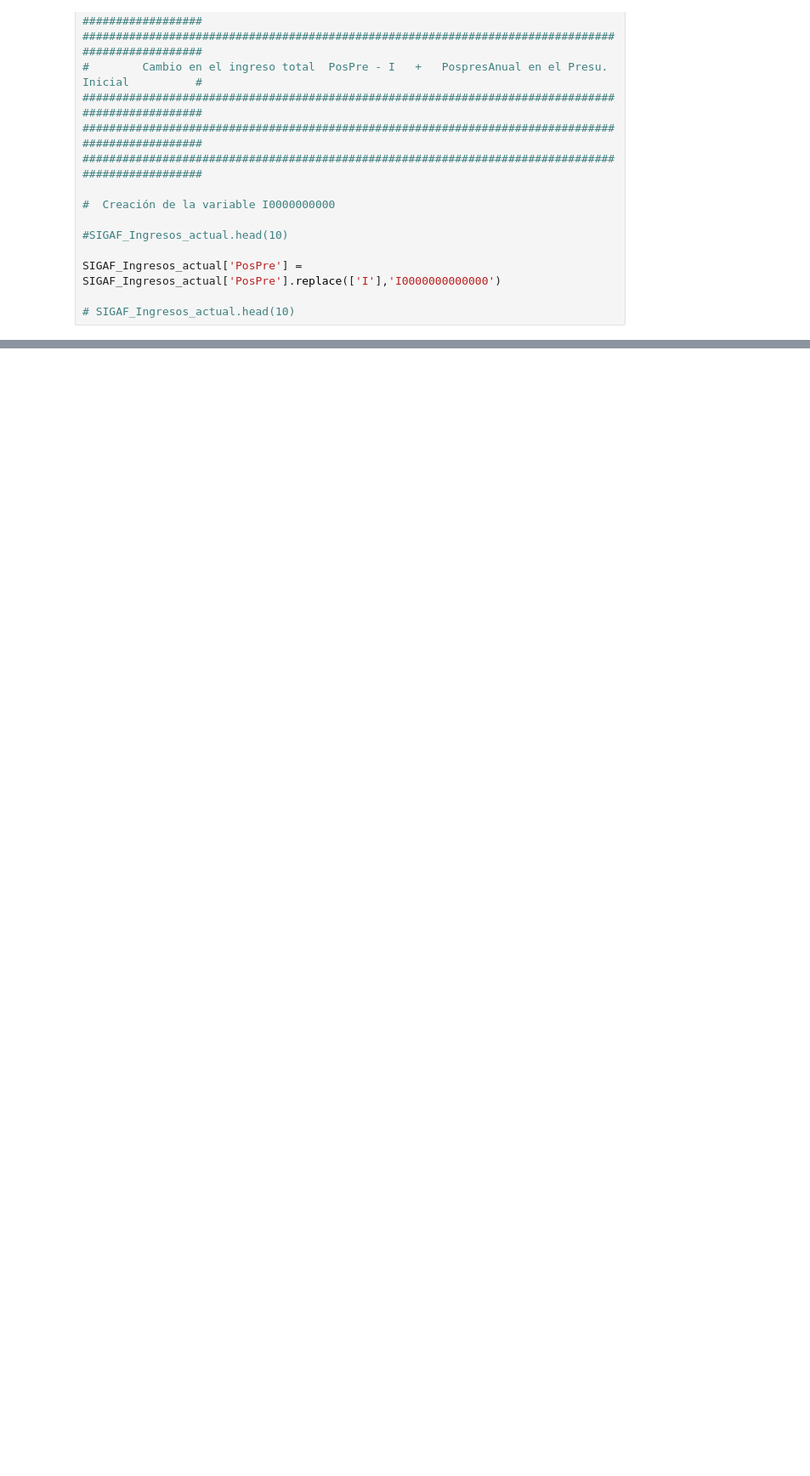
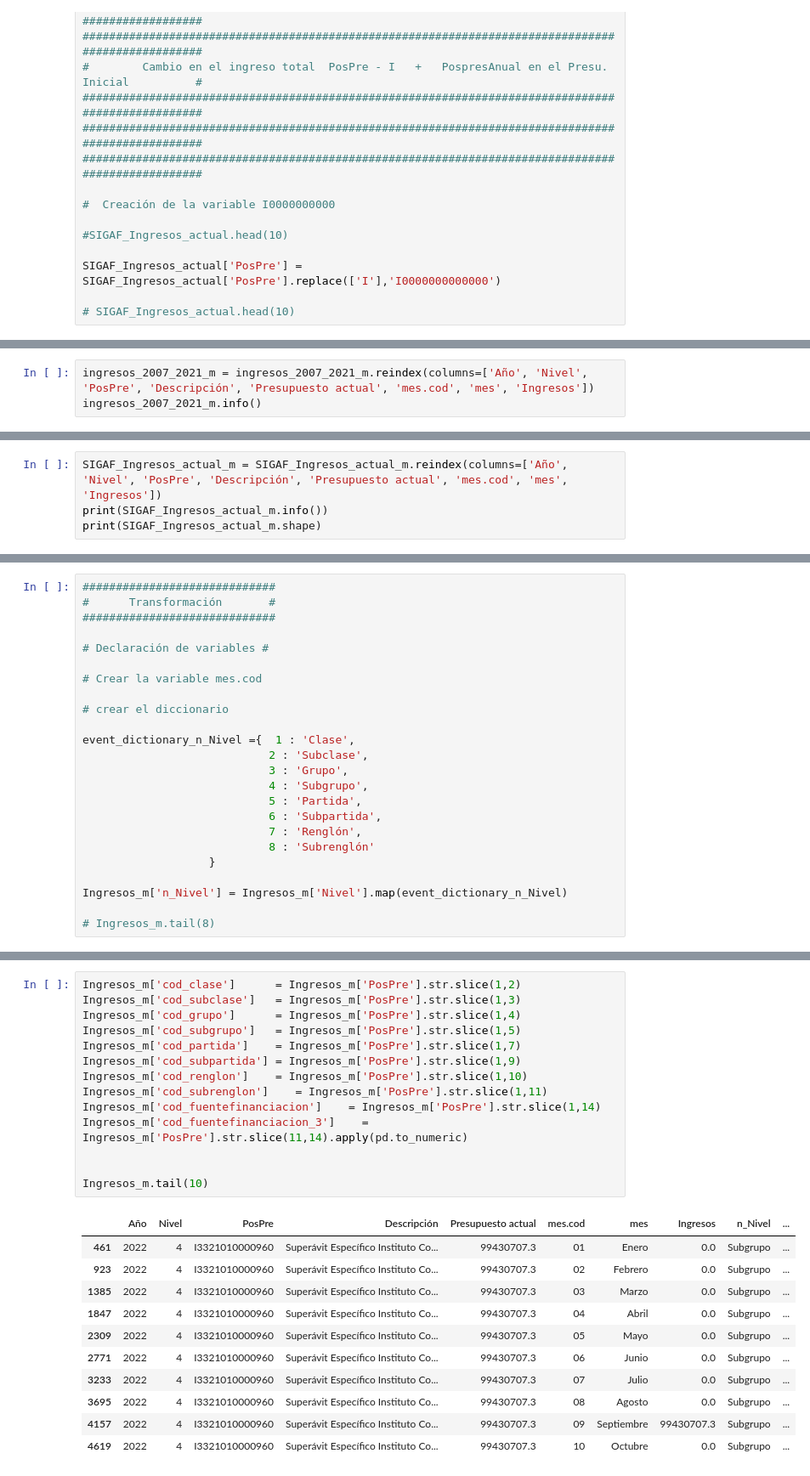
Before and after one commit to OskyRosky/Data-Manipulation-with-Python, a Jupyter notebook: Income/Data_Mani_income.ipynb, the cells around one changed output, grey strips where cells are left out. Shown at 85% size. Saved outputs shown, nothing was run; the diff lists cells and outputs as text; blank space fills up the shorter version.

```diff
--- a/Income/Data_Mani_income.ipynb
+++ b/Income/Data_Mani_income.ipynb
@@ -210,0 +365,3 @@ Name: Clase, Length: 2146, dtype: int64
+# %%
+ingresos_2007_2021_m = ingresos_2007_2021_m.reindex(columns=['Año', 'Nivel', 'PosPre', 'Descripción', 'Presupuesto actual', 'mes.cod', 'mes', 'Ingresos'])
+ingresos_2007_2021_m.info()
@@ -210,0 +496,4 @@ Name: Clase, Length: 2146, dtype: int64
+# %%
+SIGAF_Ingresos_actual_m = SIGAF_Ingresos_actual_m.reindex(columns=['Año', 'Nivel', 'PosPre', 'Descripción', 'Presupuesto actual', 'mes.cod', 'mes', 'Ingresos'])
+print(SIGAF_Ingresos_actual_m.info())
+print(SIGAF_Ingresos_actual_m.shape)
@@ -210,0 +546,24 @@ Name: Clase, Length: 2146, dtype: int64
+# %%
+#############################
+#      Transformación       #
+#############################
+
+# Declaración de variables #
+
+# Crear la variable mes.cod
+
+# crear el diccionario
+
+event_dictionary_n_Nivel ={  1 : 'Clase',
+                            2 : 'Subclase',
+                            3 : 'Grupo',
+                            4 : 'Subgrupo',
+                            5 : 'Partida',
+                            6 : 'Subpartida',
+                            7 : 'Renglón',
+                            8 : 'Subrenglón'
+                   }
+
+Ingresos_m['n_Nivel'] = Ingresos_m['Nivel'].map(event_dictionary_n_Nivel)
+
+# Ingresos_m.tail(8)
@@ -210,0 +590,26 @@ Name: Clase, Length: 2146, dtype: int64
+# %%
+Ingresos_m['cod_clase']      = Ingresos_m['PosPre'].str.slice(1,2)
+Ingresos_m['cod_subclase']   = Ingresos_m['PosPre'].str.slice(1,3)
+Ingresos_m['cod_grupo']      = Ingresos_m['PosPre'].str.slice(1,4)
+Ingresos_m['cod_subgrupo']   = Ingresos_m['PosPre'].str.slice(1,5)
+Ingresos_m['cod_partida']    = Ingresos_m['PosPre'].str.slice(1,7)
+Ingresos_m['cod_subpartida'] = Ingresos_m['PosPre'].str.slice(1,9)
+Ingresos_m['cod_renglon']    = Ingresos_m['PosPre'].str.slice(1,10)
+Ingresos_m['cod_subrenglon']    = Ingresos_m['PosPre'].str.slice(1,11)
+Ingresos_m['cod_fuentefinanciacion']    = Ingresos_m['PosPre'].str.slice(1,14)
+Ingresos_m['cod_fuentefinanciacion_3']    = Ingresos_m['PosPre'].str.slice(11,14).apply(pd.to_numeric)
+
+
+Ingresos_m.tail(10)
+# %% [output]
+|  | Año | Nivel | PosPre | Descripción | Presupuesto actual | mes.cod | mes | Ingresos | n_Nivel | ... |
+| 461 | 2022 | 4 | I3321010000960 | Superávit Específico Instituto Co... | 99430707.3 | 01 | Enero | 0.0 | Subgrupo | ... |
+| 923 | 2022 | 4 | I3321010000960 | Superávit Específico Instituto Co... | 99430707.3 | 02 | Febrero | 0.0 | Subgrupo | ... |
+| 1385 | 2022 | 4 | I3321010000960 | Superávit Específico Instituto Co... | 99430707.3 | 03 | Marzo | 0.0 | Subgrupo | ... |
+| 1847 | 2022 | 4 | I3321010000960 | Superávit Específico Instituto Co... | 99430707.3 | 04 | Abril | 0.0 | Subgrupo | ... |
+| 2309 | 2022 | 4 | I3321010000960 | Superávit Específico Instituto Co... | 99430707.3 | 05 | Mayo | 0.0 | Subgrupo | ... |
+| 2771 | 2022 | 4 | I3321010000960 | Superávit Específico Instituto Co... | 99430707.3 | 06 | Junio | 0.0 | Subgrupo | ... |
+| 3233 | 2022 | 4 | I3321010000960 | Superávit Específico Instituto Co... | 99430707.3 | 07 | Julio | 0.0 | Subgrupo | ... |
+| 3695 | 2022 | 4 | I3321010000960 | Superávit Específico Instituto Co... | 99430707.3 | 08 | Agosto | 0.0 | Subgrupo | ... |
+| 4157 | 2022 | 4 | I3321010000960 | Superávit Específico Instituto Co... | 99430707.3 | 09 | Septiembre | 99430707.3 | Subgrupo | ... |
+| 4619 | 2022 | 4 | I3321010000960 | Superávit Específico Instituto Co... | 99430707.3 | 10 | Octubre | 0.0 | Subgrupo | ... |
```
Also changed, not shown: parts of 43 cells of this notebook, 2 other files.
